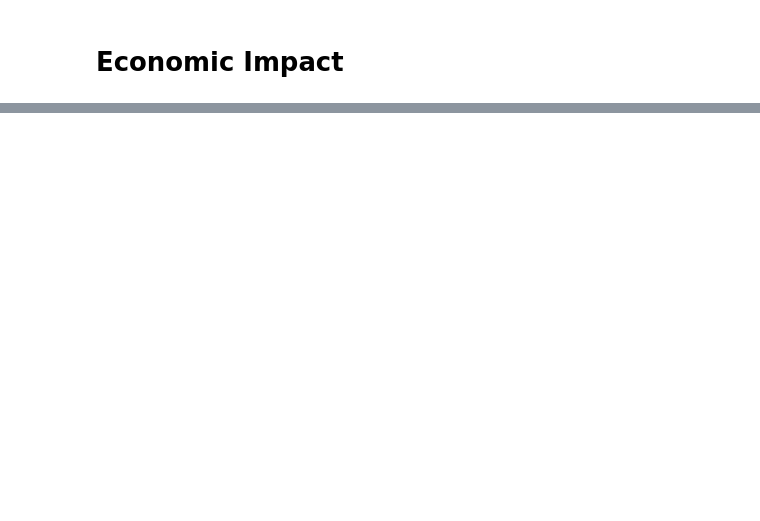
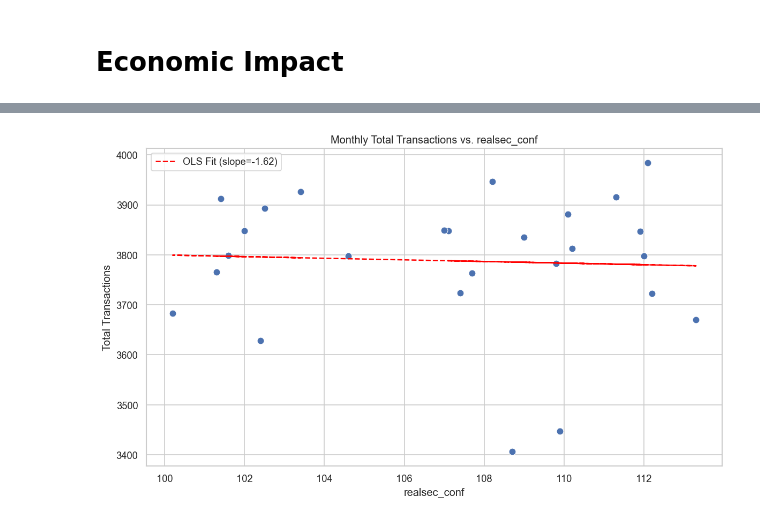
Before and after one commit to ebrarsudedogan/Mining-Retail-Behavior-in-Istanbul-Malls-Using-Consumer-Sentiment-Indices, a Jupyter notebook: data_analysis_daily/dataset_economic_impact.ipynb, the cells around one changed output, grey strips where cells are left out. Cells and saved outputs as stored; diff of their text form; code cells hidden in the pictures; blank space fills up the shorter version.

```diff
--- a/data_analysis_daily/dataset_economic_impact.ipynb
+++ b/data_analysis_daily/dataset_economic_impact.ipynb
@@ -65,0 +200,79 @@ Do genders respond differently to economic fluctuations?
+# %%
+import pandas as pd
+import statsmodels.api as sm
+import matplotlib.pyplot as plt
+import seaborn as sns
+from scipy.stats import pearsonr
+import matplotlib.ticker as ticker
+
+df["invoice_date"] = pd.to_datetime(df["invoice_date"])
+df["month"] = df["invoice_date"].dt.to_period("M")
+
+monthly_summary = (
+    df.groupby("month")
+      .agg(
+          total_transactions=("invoice_no", "count"),
+          realsec_conf=("RealSec_Conf", "mean")
+      )
+      .reset_index()
+)
+
+monthly_summary = monthly_summary[monthly_summary["month"] != "2023-03"]
+
+print("\nMonthly summary:\n")
+print(monthly_summary)
+
+# Loop over confidence indices
+for conf_var in ["realsec_conf"]:
+    print(f"\n==================== {conf_var.upper()} Analysis ====================\n")
+
+    X = monthly_summary[conf_var]
+    y = monthly_summary["total_transactions"]
+
+    r, p_value = pearsonr(X, y)
+    print(f"Pearson correlation coefficient (r): {r:.4f}")
+    print(f"P-value: {p_value:.4f}")
+
+    if p_value < 0.05:
+        print("✅ The correlation is statistically significant.")
+    else:
+        print("❌ The correlation is not statistically significant.")
+
+    X_reg = sm.add_constant(X)
+    model = sm.OLS(y, X_reg).fit()
+
+    print("\nOLS Regression Summary:\n")
+    print(model.summary())
+
+    slope = model.params[conf_var]
+    pval = model.pvalues[conf_var]
+
+    if pval < 0.05:
+        print(f"\n✅ {conf_var} has a significant effect on total transactions. Slope = {slope:.4f}, p = {pval:.4f}.")
+    else:
+        print(f"\n❌ {conf_var} does not significantly affect total transactions. Slope = {slope:.4f}, p = {pval:.4f}.")
+
+    plt.figure(figsize=(10,6), dpi=120)
+    sns.scatterplot(
+        x=X,
+        y=y,
+        s=60
+    )
+
+    y_pred = model.predict(X_reg)
+
+    plt.plot(
+        X,
+        y_pred,
+        color="red",
+        linestyle="--",
+        label=f"OLS Fit (slope={slope:.2f})"
+    )
+
+    plt.title(f"Monthly Total Transactions vs. {conf_var}")
+    plt.xlabel(conf_var)
+    plt.ylabel("Total Transactions")
+    plt.legend()
+    plt.tight_layout()
+    plt.show()
+# %% [output]
@@ -65,0 +296 @@ Do genders respond differently to economic fluctuations?
+[figure, added]
```
Also changed, not shown: parts of 56 cells of this notebook, 1 other file.
